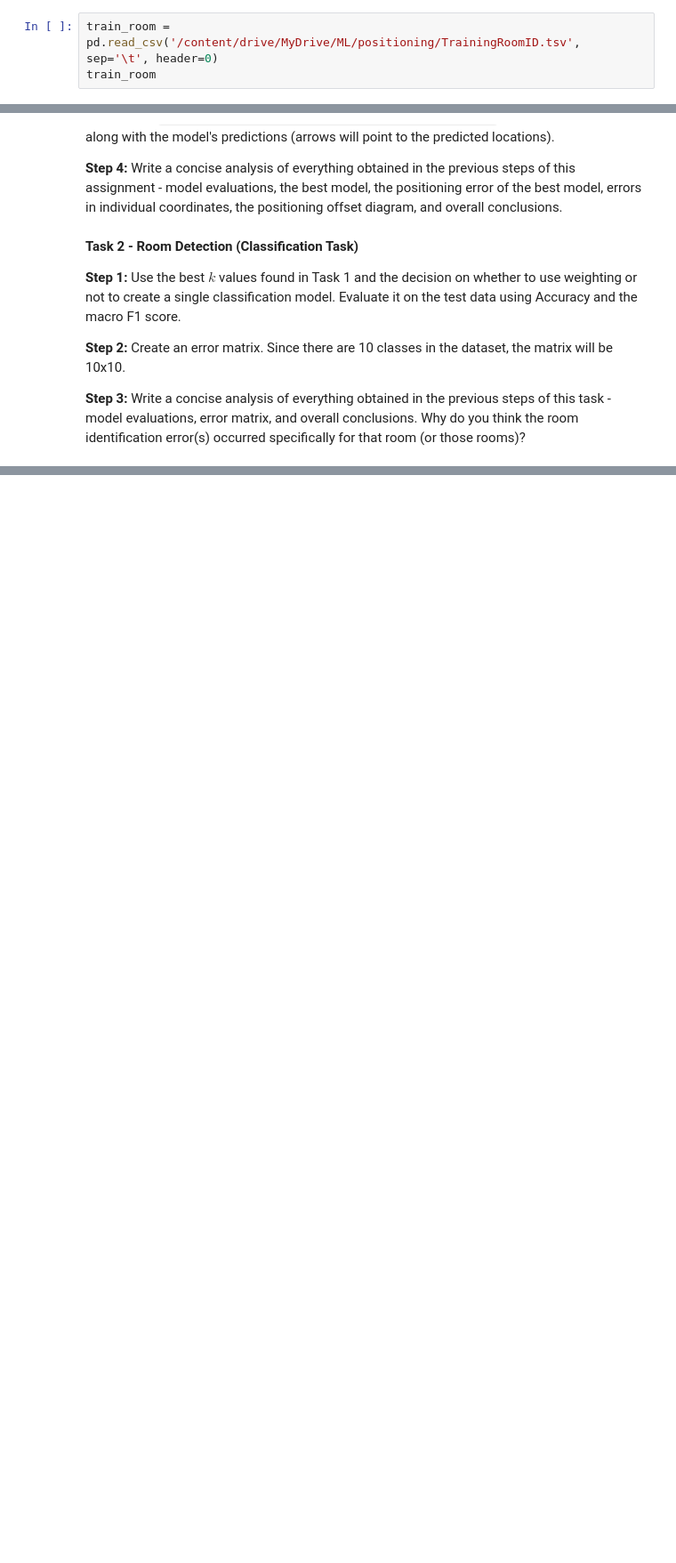
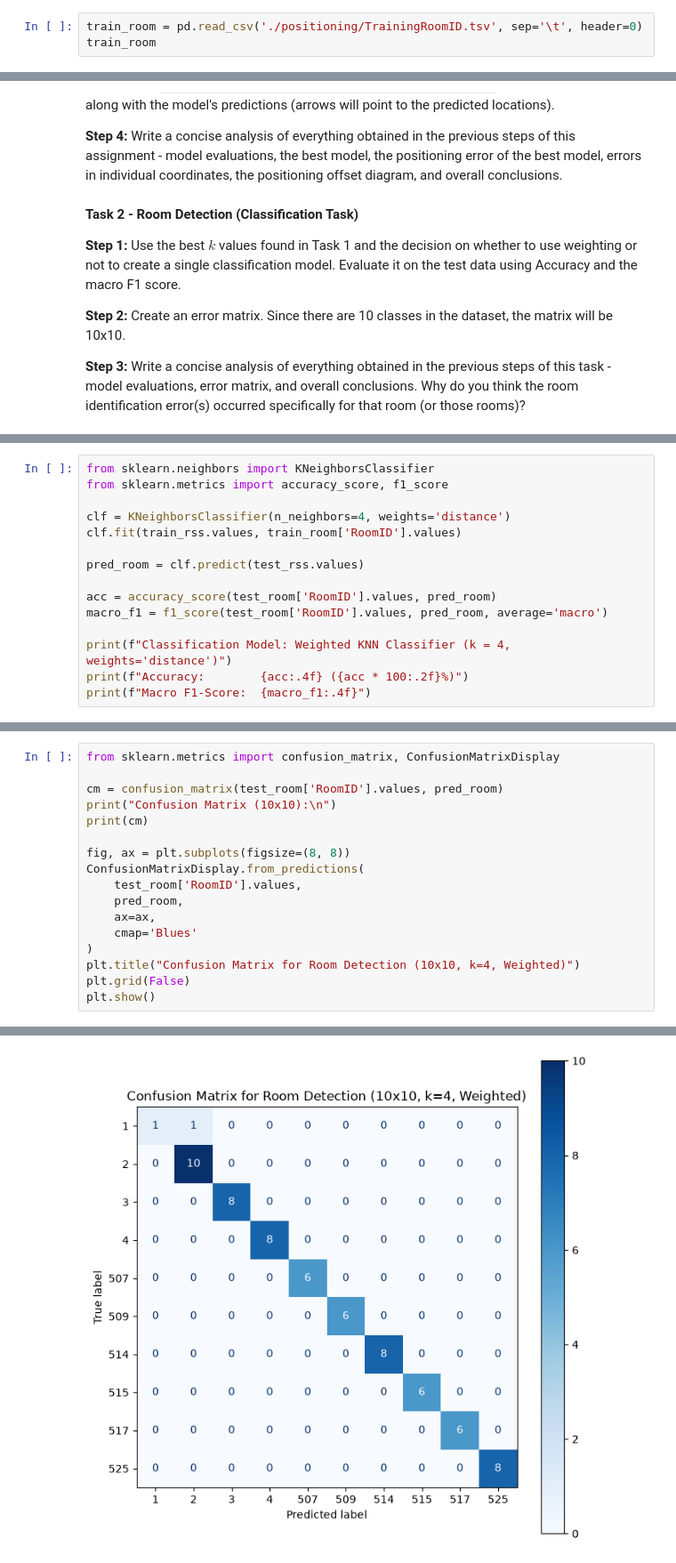
Before and after one commit to Sparkobbable/machine-learning-algorithms, a Jupyter notebook: 6_Assignment_EN.ipynb, the cells around one changed output, grey strips where cells are left out. Shown at 89% size. Drawn from its saved outputs; the diff is of its cells as text; blank space fills up the shorter version.

```diff
--- a/6_Assignment_EN.ipynb
+++ b/6_Assignment_EN.ipynb
@@ -74,7 +73,7 @@ train_lat_lon
 | 81 | 18.08 | 2.26 |
 82 rows × 2 columns
 # %%
-train_room = pd.read_csv('/content/drive/MyDrive/ML/positioning/TrainingRoomID.tsv', sep='\t', header=0)
+train_room = pd.read_csv('./positioning/TrainingRoomID.tsv', sep='\t', header=0)
 train_room
 # %% [output]
 |  | RoomID |
@@ -179,0 +301,15 @@ where `validation_lat_lon` are the true location coordinates and `predicted_lat_
+# %%
+from sklearn.neighbors import KNeighborsClassifier
+from sklearn.metrics import accuracy_score, f1_score
+
+clf = KNeighborsClassifier(n_neighbors=4, weights='distance')
+clf.fit(train_rss.values, train_room['RoomID'].values)
+
+pred_room = clf.predict(test_rss.values)
+
+acc = accuracy_score(test_room['RoomID'].values, pred_room)
+macro_f1 = f1_score(test_room['RoomID'].values, pred_room, average='macro')
+
+print(f"Classification Model: Weighted KNN Classifier (k = 4, weights='distance')")
+print(f"Accuracy:        {acc:.4f} ({acc * 100:.2f}%)")
+print(f"Macro F1-Score:  {macro_f1:.4f}")
@@ -179,0 +322,18 @@ where `validation_lat_lon` are the true location coordinates and `predicted_lat_
+# %%
+from sklearn.metrics import confusion_matrix, ConfusionMatrixDisplay
+
+cm = confusion_matrix(test_room['RoomID'].values, pred_room)
+print("Confusion Matrix (10x10):\n")
+print(cm)
+
+fig, ax = plt.subplots(figsize=(8, 8))
+ConfusionMatrixDisplay.from_predictions(
+    test_room['RoomID'].values,
+    pred_room,
+    ax=ax,
+    cmap='Blues'
+)
+plt.title("Confusion Matrix for Room Detection (10x10, k=4, Weighted)")
+plt.grid(False)
+plt.show()
+# %% [output]
@@ -179,0 +352 @@ where `validation_lat_lon` are the true location coordinates and `predicted_lat_
+[figure, added]
```
Also changed, not shown: parts of 19 cells of this notebook, 7 other files.
